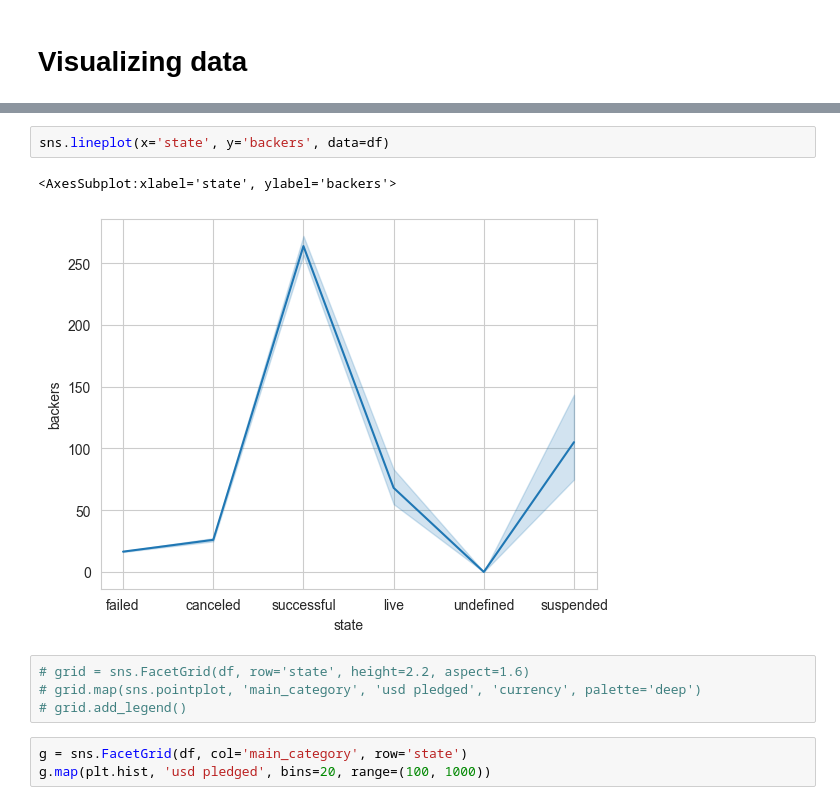
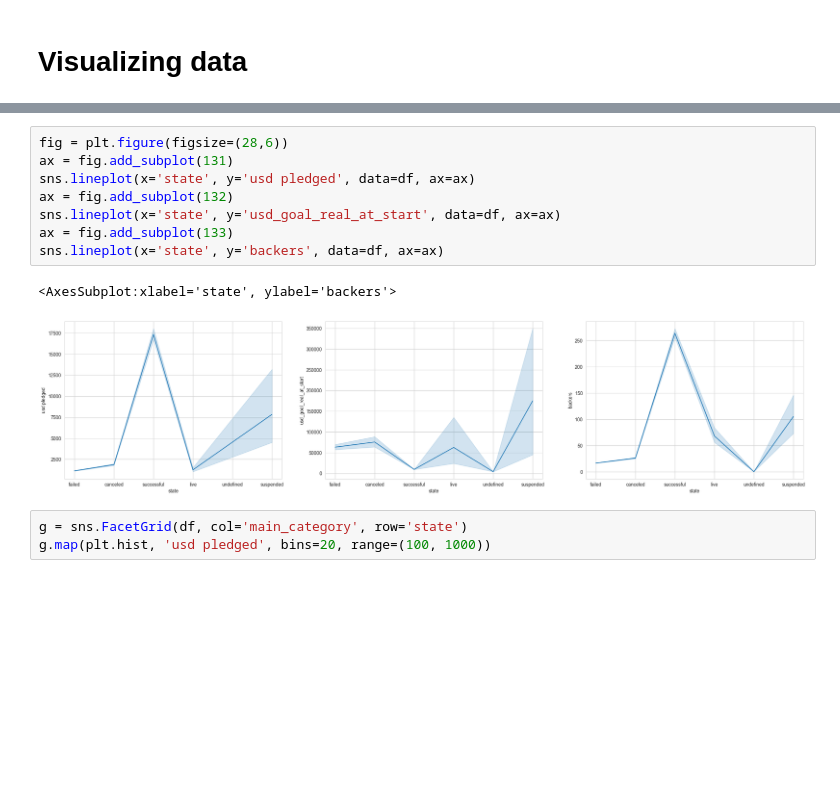
Before and after one commit to echo-cool/COMP3010J-Machine-Learning-Labs, a Jupyter notebook: Kickstarter Projects-20221019/Kickstarter.ipynb, the cells around one changed output, grey strips where cells are left out. Cells and saved outputs as stored; diff of their text form; blank space fills up the shorter version.

```diff
--- a/Kickstarter Projects-20221019/Kickstarter.ipynb
+++ b/Kickstarter Projects-20221019/Kickstarter.ipynb
@@ -152,12 +142,14 @@ sns.lineplot(x='state', y='usd_goal_real_at_start', data=df)
-# %%
-sns.lineplot(x='state', y='backers', data=df)
-# %% [output]
-<AxesSubplot:xlabel='state', ylabel='backers'>
-[figure, removed]
-# %%
-# grid = sns.FacetGrid(df, row='state', height=2.2, aspect=1.6)
-# grid.map(sns.pointplot, 'main_category', 'usd pledged', 'currency', palette='deep')
-# grid.add_legend()
+# %%
+fig = plt.figure(figsize=(28,6))
+ax = fig.add_subplot(131)
+sns.lineplot(x='state', y='usd pledged', data=df, ax=ax)
+ax = fig.add_subplot(132)
+sns.lineplot(x='state', y='usd_goal_real_at_start', data=df, ax=ax)
+ax = fig.add_subplot(133)
+sns.lineplot(x='state', y='backers', data=df, ax=ax)
+# %% [output]
+<AxesSubplot:xlabel='state', ylabel='backers'>
+[figure, added]
 # %%
 g = sns.FacetGrid(df, col='main_category', row='state')
 g.map(plt.hist, 'usd pledged', bins=20, range=(100, 1000))
```
Also changed, not shown: parts of 2 cells of this notebook.
